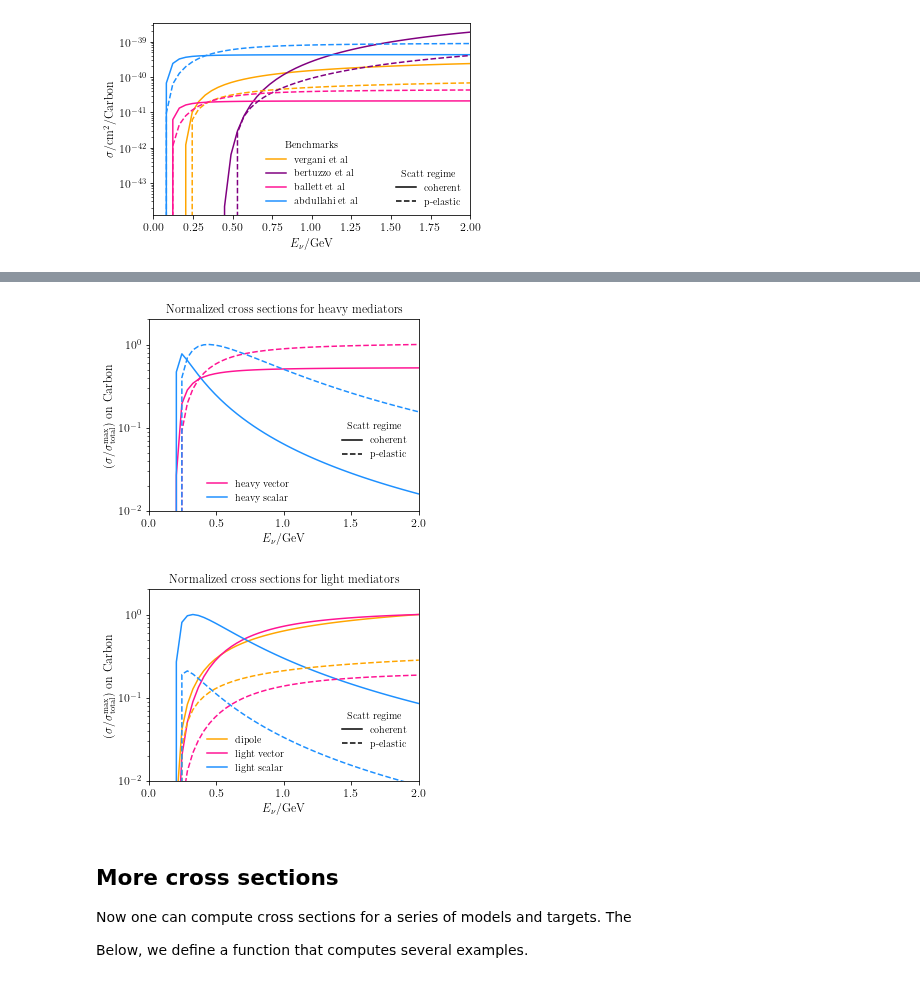
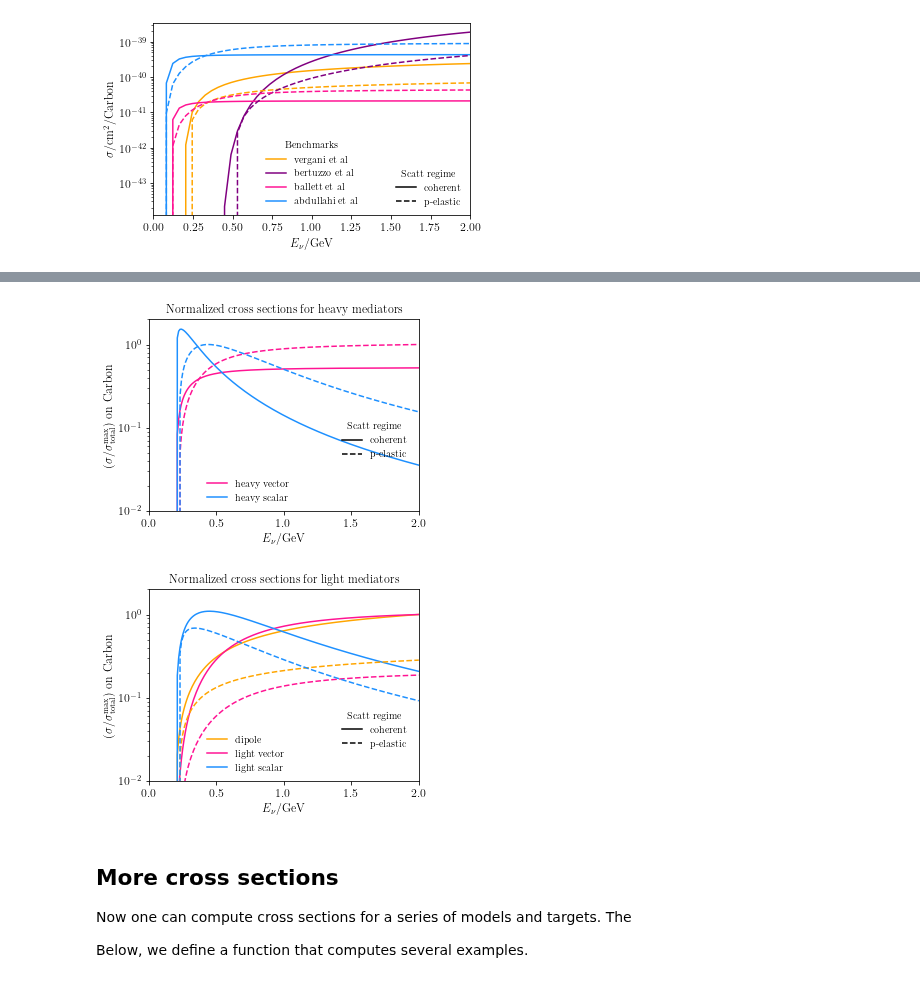
Before and after one commit to mhostert/DarkNews-generator, a Jupyter notebook: examples/Example_1_total_xsecs.ipynb, the cells around one changed output, grey strips where cells are left out. Drawn from its saved outputs; the diff is of its cells as text; code cells hidden in the pictures.

```diff
--- a/examples/Example_1_total_xsecs.ipynb
+++ b/examples/Example_1_total_xsecs.ipynb
@@ -255,19 +233,42 @@ Model:
 Model:
         1 dirac heavy neutrino(s).
+# %%
+# dipole interaction flips helicity while dark photon conserves it -- the other helicity channel can be computed, but will be subdominant.
+common_kwargs = {'nu_projectile': pdg.numu, 'scattering_regime': 'coherent', 'nuclear_target': C12}
+calculator_dipole_subd   = dn.UpscatteringProcess(TheoryModel = dipole, nu_upscattered=dipole.neutrino4, helicity = 'conserving', **common_kwargs)
+calculator_vector_h_subd  = dn.UpscatteringProcess(TheoryModel = vector_h, nu_upscattered=vector_h.neutrino4, helicity = 'flipping',  **common_kwargs)
+calculator_vector_l_subd   = dn.UpscatteringProcess(TheoryModel = vector_l, nu_upscattered=vector_l.neutrino4, helicity = 'flipping', **common_kwargs)
+calculator_scalar_h_subd = dn.UpscatteringProcess(TheoryModel = scalar_h, nu_upscattered=scalar_h.neutrino4, helicity = 'conserving', **common_kwargs)
+calculator_scalar_l_subd = dn.UpscatteringProcess(TheoryModel = scalar_l, nu_upscattered=scalar_l.neutrino4, helicity = 'conserving', **common_kwargs)
+
+common_kwargs['scattering_regime'] = 'p-el'
+calculator_dipole_pel_subd   = dn.UpscatteringProcess(TheoryModel = dipole, nu_upscattered=dipole.neutrino4, helicity = 'conserving', **common_kwargs)
+calculator_vector_h_pel_subd  = dn.UpscatteringProcess(TheoryModel = vector_h, nu_upscattered=vector_h.neutrino4, helicity = 'flipping',  **common_kwargs)
+calculator_vector_l_pel_subd   = dn.UpscatteringProcess(TheoryModel = vector_l, nu_upscattered=vector_l.neutrino4, helicity = 'flipping', **common_kwargs)
+calculator_scalar_h_pel_subd = dn.UpscatteringProcess(TheoryModel = scalar_h, nu_upscattered=scalar_h.neutrino4, helicity = 'conserving', **common_kwargs)
+calculator_scalar_l_pel_subd = dn.UpscatteringProcess(TheoryModel = scalar_l, nu_upscattered=scalar_l.neutrino4, helicity = 'conserving', **common_kwargs)
 # %%
-Enu_range=np.linspace(0,2,50)
+Enu_range=np.linspace(0,2,200)
 
+# dominant
 dipole_xs = (calculator_dipole.total_xsec(Enu_range, NEVAL=1000, NINT=10), calculator_dipole_pel.total_xsec(Enu_range, NEVAL=1000, NINT=10))
 vector_h_xs = (calculator_vector_h.total_xsec(Enu_range, NEVAL=1000, NINT=10), calculator_vector_h_pel.total_xsec(Enu_range, NEVAL=1000, NINT=10))
 vector_l_xs = (calculator_vector_l.total_xsec(Enu_range, NEVAL=1000, NINT=10), calculator_vector_l_pel.total_xsec(Enu_range, NEVAL=1000, NINT=10))
 scalar_h_xs = (calculator_scalar_h.total_xsec(Enu_range, NEVAL=1000, NINT=10), calculator_scalar_h_pel.total_xsec(Enu_range, NEVAL=1000, NINT=10))
 scalar_l_xs = (calculator_scalar_l.total_xsec(Enu_range, NEVAL=1000, NINT=10), calculator_scalar_l_pel.total_xsec(Enu_range, NEVAL=1000, NINT=10))
+# %%
+# sub-dominant
+dipole_xs_subd = (calculator_dipole_subd.total_xsec(Enu_range, NEVAL=1000, NINT=10), calculator_dipole_pel_subd.total_xsec(Enu_range, NEVAL=1000, NINT=10))
+vector_h_xs_subd = (calculator_vector_h_subd.total_xsec(Enu_range, NEVAL=1000, NINT=10), calculator_vector_h_pel_subd.total_xsec(Enu_range, NEVAL=1000, NINT=10))
+vector_l_xs_subd = (calculator_vector_l_subd.total_xsec(Enu_range, NEVAL=1000, NINT=10), calculator_vector_l_pel_subd.total_xsec(Enu_range, NEVAL=1000, NINT=10))
+scalar_h_xs_subd = (calculator_scalar_h_subd.total_xsec(Enu_range, NEVAL=1000, NINT=10), calculator_scalar_h_pel_subd.total_xsec(Enu_range, NEVAL=1000, NINT=10))
+scalar_l_xs_subd = (calculator_scalar_l_subd.total_xsec(Enu_range, NEVAL=1000, NINT=10), calculator_scalar_l_pel_subd.total_xsec(Enu_range, NEVAL=1000, NINT=10))
 # %%
 fig, ax = dn.plot_tools.std_fig(ax_form=[0.2,0.15,0.75,0.74], figsize=(5,3.6))
 
 
-l2,= ax.plot(Enu_range, vector_h_xs[0]/np.max(vector_h_xs), label=vector_h.name.replace("_"," "), c='deeppink')
-l4,= ax.plot(Enu_range, scalar_h_xs[0]/np.max(scalar_h_xs), label=scalar_h.name.replace("_"," "), c='dodgerblue')
+l2,= ax.plot(Enu_range, (vector_h_xs[0]+vector_h_xs_subd[0])/np.max(vector_h_xs+vector_h_xs_subd), label=vector_h.name.replace("_"," "), c='deeppink')
+l4,= ax.plot(Enu_range, (scalar_h_xs[0]+scalar_h_xs_subd[0])/np.max(scalar_h_xs+scalar_h_xs_subd), label=scalar_h.name.replace("_"," "), c='dodgerblue')
 
 ax.plot(Enu_range, vector_h_xs[1]/np.max(vector_h_xs), ls='--', c='deeppink')
 ax.plot(Enu_range, scalar_h_xs[1]/np.max(scalar_h_xs), ls='--', c='dodgerblue')
@@ -292,39 +293,41 @@ ax.set_xlabel(r'$E_\nu$/GeV')
 ax.set_ylabel(r'$(\sigma/\sigma^{\rm max}_{\rm total}$) on Carbon')
 
 dn.plot_tools.std_savefig(fig, "plots/example_2_xsec_int_type_heavy.png",dpi=400)
+dn.plot_tools.std_savefig(fig, "plots/example_2_xsec_int_type_heavy.pdf",dpi=400)
 # %% [output]
-[figure, old version]
+[figure, new version]
 # %%
 fig, ax = dn.plot_tools.std_fig(ax_form=[0.2,0.15,0.75,0.74], figsize=(5,3.6))
 
-l1,= ax.plot(Enu_range, dipole_xs[0]/np.max(dipole_xs), label=dipole.name.replace("_"," "), c='orange')
-l3,= ax.plot(Enu_range, vector_l_xs[0]/np.max(vector_l_xs), label=vector_l.name.replace("_"," "), c='deeppink')
-l5,= ax.plot(Enu_range, scalar_l_xs[0]/np.max(scalar_l_xs), label=scalar_l.name.replace("_"," "), c='dodgerblue')
+l1,= ax.plot(Enu_range, (dipole_xs[0]+dipole_xs_subd[0])/np.max(dipole_xs+dipole_xs_subd), label=dipole.name.replace("_"," "), c='orange')
+l3,= ax.plot(Enu_range, (vector_l_xs[0]+vector_l_xs_subd[0])/np.max(vector_l_xs+vector_l_xs_subd), label=vector_l.name.replace("_"," "), c='deeppink')
+l5,= ax.plot(Enu_range, (scalar_l_xs[0]+scalar_l_xs_subd[0])/np.max(scalar_l_xs+scalar_l_xs_subd), label=scalar_l.name.replace("_"," "), c='dodgerblue')
 
-ax.plot(Enu_range, dipole_xs[1]/np.max(dipole_xs), ls='--', c='orange')
-ax.plot(Enu_range, vector_l_xs[1]/np.max(vector_l_xs), ls='--', c='deeppink')
-ax.plot(Enu_range, scalar_l_xs[1]/np.max(scalar_l_xs), ls='--', c='dodgerblue')
+ax.plot(Enu_range, (dipole_xs[1]+dipole_xs_subd[1])/np.max(dipole_xs+dipole_xs), ls='--', c='orange')
+ax.plot(Enu_range, (vector_l_xs[1]+vector_l_xs_subd[1])/np.max(vector_l_xs+vector_l_xs), ls='--', c='deeppink')
+ax.plot(Enu_range, (scalar_l_xs[1]+scalar_l_xs_subd[1])/np.max(scalar_l_xs+scalar_l_xs), ls='--', c='dodgerblue')
 
 # ax.set_xscale("log")
 ax.set_yscale("log")
 ax.legend(frameon=False, loc='upper right')
 ax.set_xlim(min(Enu_range), max(Enu_range))
 ax.set_ylim(1e-2,2)
 
 
 proxy, = plt.plot([0,0],[0,0],linestyle='-',color='black')
 proxy2, = plt.plot([0,0],[0,0],linestyle='--',color='black')
 leg = ax.legend(handles=[l1,l3,l5], frameon=False, loc = (0.2,0.025), title=r'')
 leg2 = ax.legend([proxy,proxy2], [r"coherent",r"p-elastic"], frameon=False, loc = (0.7,0.15), title=r'Scatt regime')
 ax.add_artist(leg)
 ax.set_title(r"Normalized cross sections for light mediators")
 
 ax.set_xlabel(r'$E_\nu$/GeV')
 ax.set_ylabel(r'$(\sigma/\sigma^{\rm max}_{\rm total}$) on Carbon')
 
 dn.plot_tools.std_savefig(fig, "plots/example_2_xsec_int_type_light.png",dpi=400)
+dn.plot_tools.std_savefig(fig, "plots/example_2_xsec_int_type_light.pdf",dpi=400)
 # %% [output]
-[figure, old version]
+[figure, new version]
 # %% [markdown]
 ## More cross sections
 
```
Also changed, not shown: parts of 5 cells of this notebook, 40 other files.
